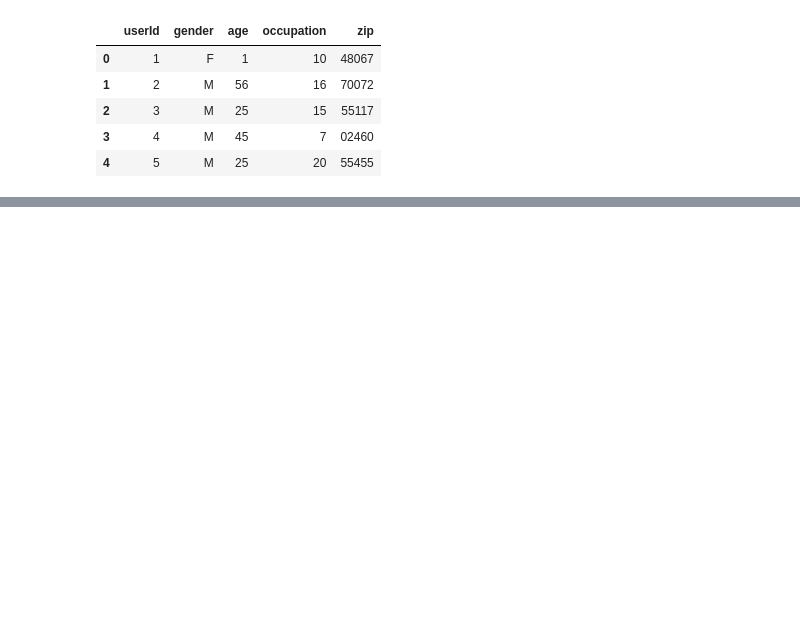
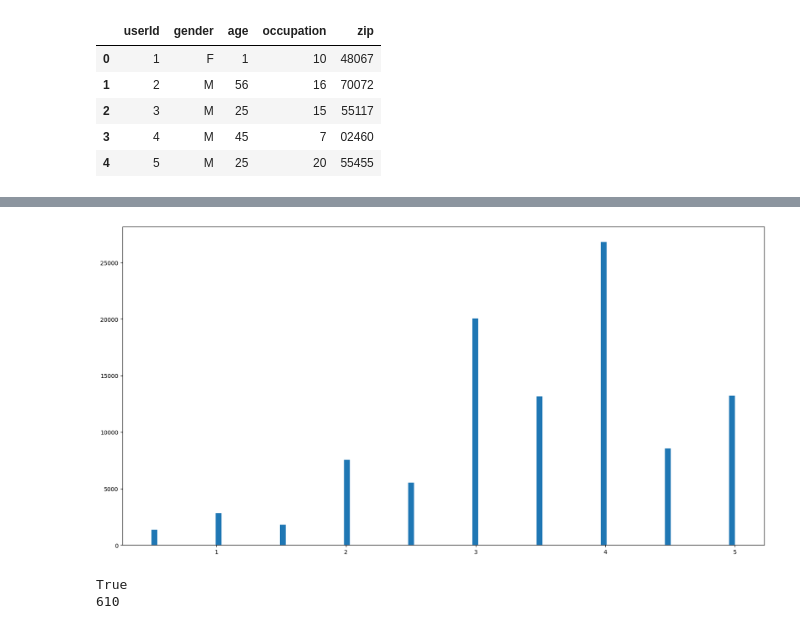
Before and after one commit to vivian-yan219/RL-Movie-Rec-Sys, a Jupyter notebook: data_prep.ipynb, the cells around one changed output, grey strips where cells are left out. Drawn from its saved outputs; the diff is of its cells as text; code cells hidden in the pictures; blank space fills up the shorter version.

```diff
--- a/data_prep.ipynb
+++ b/data_prep.ipynb
@@ -94,0 +110,14 @@ users_df.head()
+# %%
+# check the distribution of ratings by user
+plt.figure(figsize=(20,10))
+plt.hist(ratings_df["rating"], bins=100)
+plt.show()
+# %% [output]
+[figure, added]
+# %%
+# check the maximum value of UserID
+print(len(set(ratings_df["userId"])) == max([int(i) for i in set(ratings_df["userId"])]))
+print(max([int(i) for i in set(ratings_df["userId"])]))
+# %% [output]
+True
+610
```
Also changed, not shown: parts of 8 cells of this notebook.
